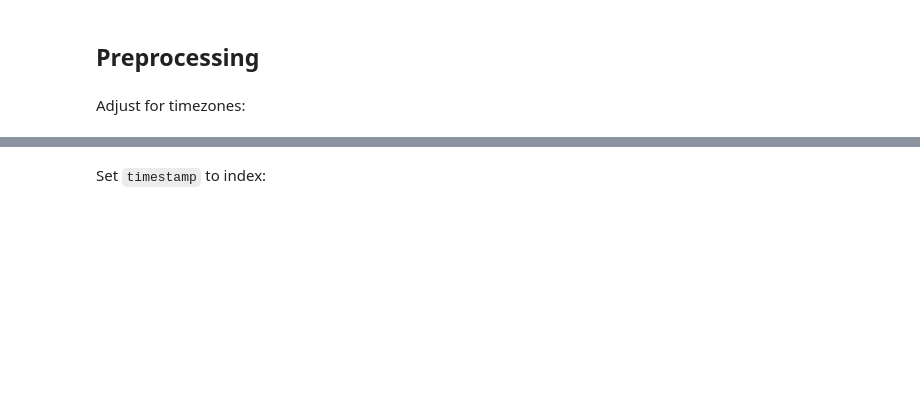
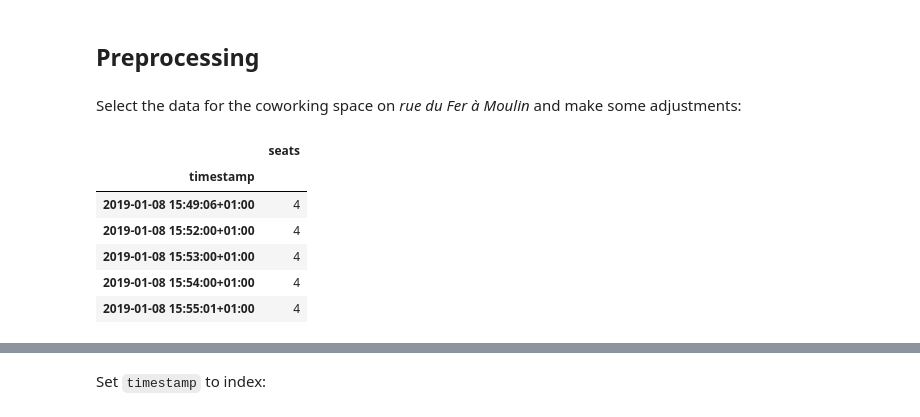
Before and after one commit to antoinechoffrut/la_permanence, a Jupyter notebook: la_permanence_stats.ipynb, the cells around one changed output, grey strips where cells are left out. Saved outputs shown, nothing was run; the diff lists cells and outputs as text; code cells hidden in the pictures; blank space fills up the shorter version.

```diff
--- a/la_permanence_stats.ipynb
+++ b/la_permanence_stats.ipynb
@@ -45,4 +61,4 @@ Shape of dataframe: (12332, 3).
 # %% [markdown]
 ## Preprocessing
-# %% [markdown]
-Adjust for timezones:
+# %% [markdown]
+Select the data for the coworking space on *rue du Fer à Moulin* and make some adjustments:
@@ -48,0 +75,10 @@ Adjust for timezones:
+# %%
+moulin.head()
+# %% [output]
+|  | seats |
+| timestamp |  |
+| 2019-01-08 15:49:06+01:00 | 4 |
+| 2019-01-08 15:52:00+01:00 | 4 |
+| 2019-01-08 15:53:00+01:00 | 4 |
+| 2019-01-08 15:54:00+01:00 | 4 |
+| 2019-01-08 15:55:01+01:00 | 4 |
```
Also changed, not shown: parts of 30 cells of this notebook.
